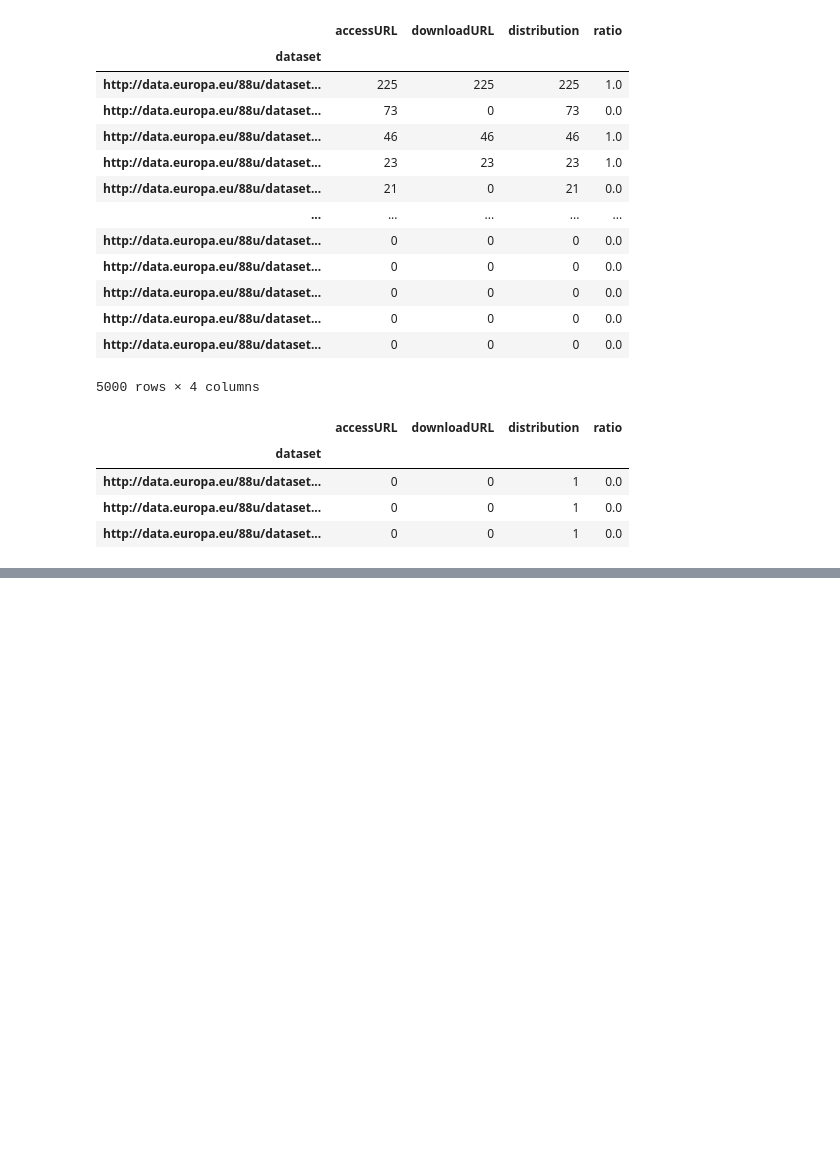
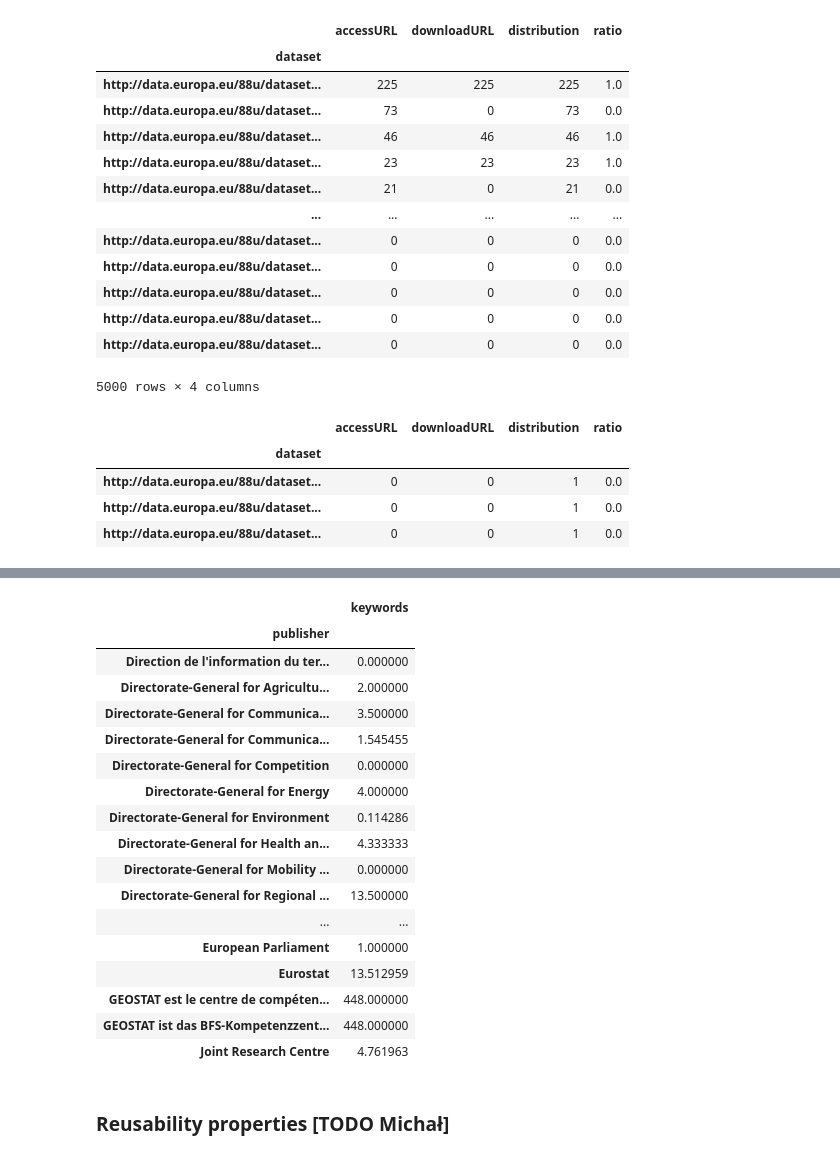
Before and after one commit to rakusp/KG24, a Jupyter notebook: EDA.ipynb, the cells around one changed output, grey strips where cells are left out. Saved outputs shown, nothing was run; the diff lists cells and outputs as text; code cells hidden in the pictures; blank space fills up the shorter version.

```diff
--- a/EDA.ipynb
+++ b/EDA.ipynb
@@ -136,0 +180,23 @@ dtype: float64
+# %%
+grouped_by_publisher
+# %% [output]
+|  | keywords |
+| publisher |  |
+| Direction de l'information du ter... | 0.000000 |
+| Directorate-General for Agricultu... | 2.000000 |
+| Directorate-General for Communica... | 3.500000 |
+| Directorate-General for Communica... | 1.545455 |
+| Directorate-General for Competition | 0.000000 |
+| Directorate-General for Energy | 4.000000 |
+| Directorate-General for Environment | 0.114286 |
+| Directorate-General for Health an... | 4.333333 |
+| Directorate-General for Mobility ... | 0.000000 |
+| Directorate-General for Regional ... | 13.500000 |
+| ... | ... |
+| European Parliament | 1.000000 |
+| Eurostat | 13.512959 |
+| GEOSTAT est le centre de compéten... | 448.000000 |
+| GEOSTAT ist das BFS-Kompetenzzent... | 448.000000 |
+| Joint Research Centre | 4.761963 |
+# %% [markdown]
+### Reusability properties [TODO Michał]
```
Also changed, not shown: parts of 15 cells of this notebook, 5 other files.
